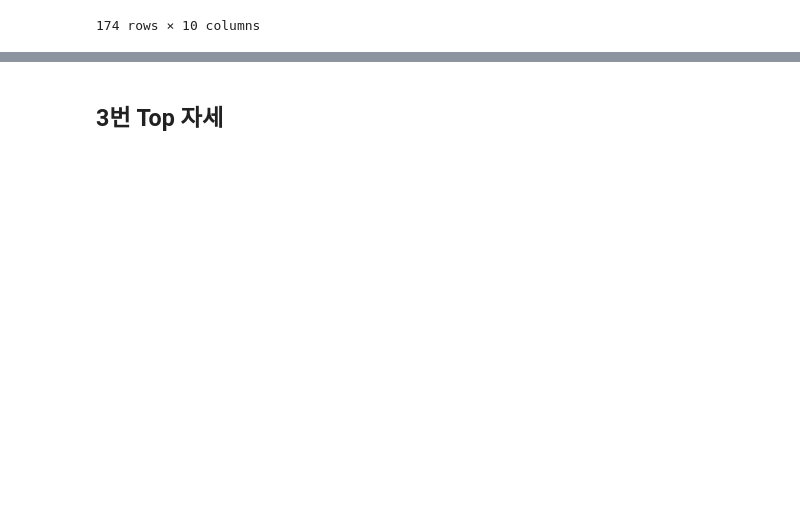
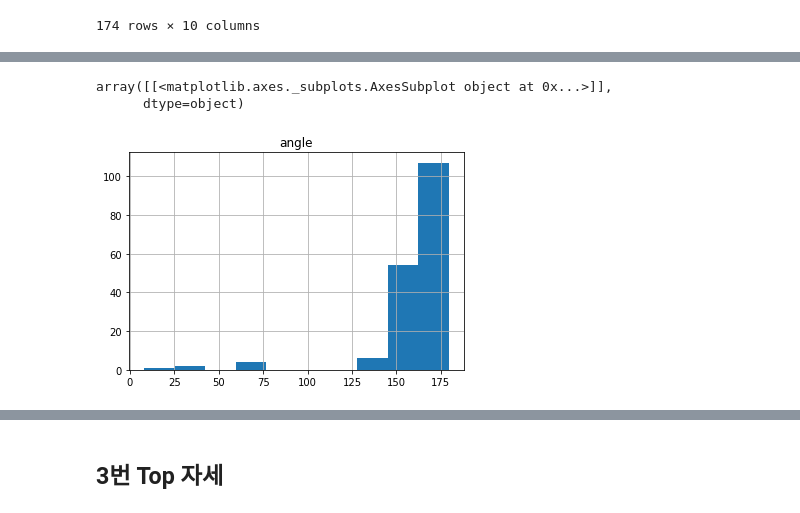
Before and after one commit to muu86/golf_prj, a Jupyter notebook: swing_anal.ipynb, the cells around one changed output, grey strips where cells are left out. Saved outputs shown, nothing was run; the diff lists cells and outputs as text; code cells hidden in the pictures; blank space fills up the shorter version.

```diff
--- a/swing_anal.ipynb
+++ b/swing_anal.ipynb
@@ -63,0 +48,13 @@ kp
+# %%
+def p3_angle(a, b, c):
+  a = np.array(a)
+  b = np.array(b)
+  c = np.array(c)
+
+  ba = a - b
+  bc = c - b
+
+  cosine_angle = np.dot(ba, bc) / (np.linalg.norm(ba) * np.linalg.norm(bc))
+  angle = np.arccos(cosine_angle)
+
+  return np.degrees(angle)
@@ -63,0 +107,11 @@ kp
+# %%
+rarm_angle = pd.DataFrame()
+# %%
+for id, data in kp.items():
+  # 오른팔에서 팔꿈치의 각도
+  rshoulder = np.array(data[1][2])
+  relbow = np.array(data[1][3])
+  rwrist = np.array(data[1][4])
+
+  angle = p3_angle(rshoulder, relbow, rwrist)
+  rarm_angle.loc[id, 'angle'] = angle
@@ -63,0 +134,6 @@ kp
+# %%
+rarm_angle.hist()
+# %% [output]
+array([[<matplotlib.axes._subplots.AxesSubplot object at 0x...>]],
+      dtype=object)
+[figure, added]
```
Also changed, not shown: parts of 37 cells of this notebook.
